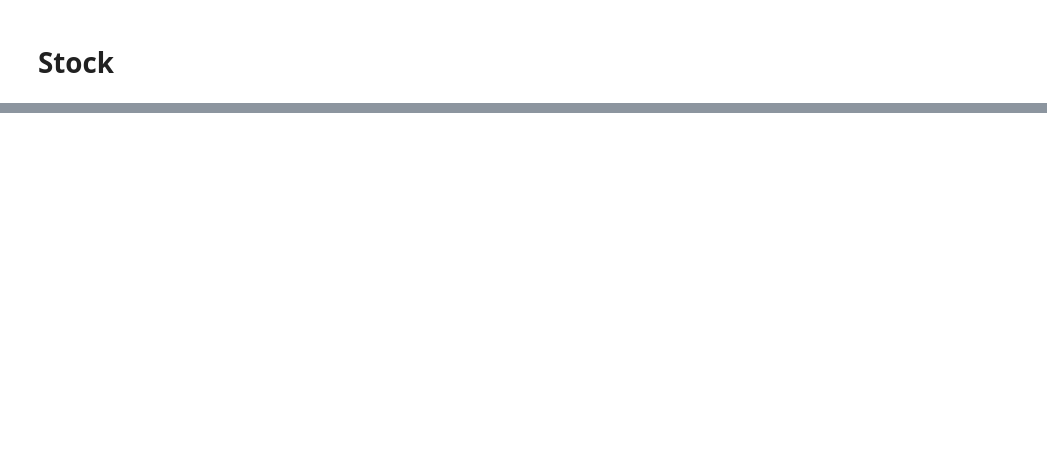
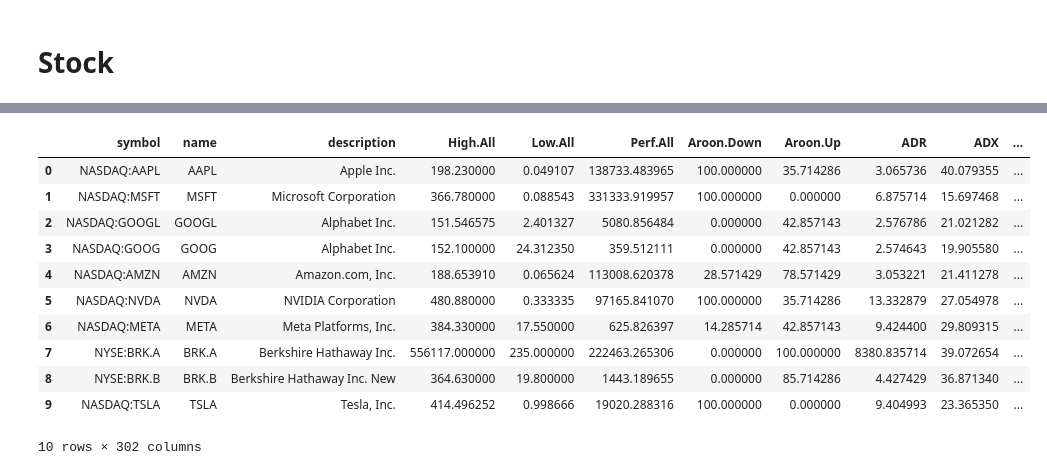
Before and after one commit to houseofai/tvscreener, a Jupyter notebook: notebooks/Stock.ipynb, the cells around one changed output, grey strips where cells are left out. Saved outputs shown, nothing was run; the diff lists cells and outputs as text; code cells hidden in the pictures; blank space fills up the shorter version.

```diff
--- a/notebooks/Stock.ipynb
+++ b/notebooks/Stock.ipynb
@@ -76,0 +144,6 @@ df.head(10)
+# %%
+ss = tvs.StockScreener()
+df = ss.get()
+# Set the technical columns along with the human-readable columns
+df.set_technical_columns()
+df.head(10)
@@ -76,0 +164,17 @@ df.head(10)
+# %%
+# Or just the technical column names
+df.set_technical_columns(only=True)
+df.head(10)
+# %% [output]
+|  | symbol | name | description | High.All | Low.All | Perf.All | Aroon.Down | Aroon.Up | ADR | ADX | ... |
+| 0 | NASDAQ:AAPL | AAPL | Apple Inc. | 198.230000 | 0.049107 | 138733.483965 | 100.000000 | 35.714286 | 3.065736 | 40.079355 | ... |
+| 1 | NASDAQ:MSFT | MSFT | Microsoft Corporation | 366.780000 | 0.088543 | 331333.919957 | 100.000000 | 0.000000 | 6.875714 | 15.697468 | ... |
+| 2 | NASDAQ:GOOGL | GOOGL | Alphabet Inc. | 151.546575 | 2.401327 | 5080.856484 | 0.000000 | 42.857143 | 2.576786 | 21.021282 | ... |
+| 3 | NASDAQ:GOOG | GOOG | Alphabet Inc. | 152.100000 | 24.312350 | 359.512111 | 0.000000 | 42.857143 | 2.574643 | 19.905580 | ... |
+| 4 | NASDAQ:AMZN | AMZN | Amazon.com, Inc. | 188.653910 | 0.065624 | 113008.620378 | 28.571429 | 78.571429 | 3.053221 | 21.411278 | ... |
+| 5 | NASDAQ:NVDA | NVDA | NVIDIA Corporation | 480.880000 | 0.333335 | 97165.841070 | 100.000000 | 35.714286 | 13.332879 | 27.054978 | ... |
+| 6 | NASDAQ:META | META | Meta Platforms, Inc. | 384.330000 | 17.550000 | 625.826397 | 14.285714 | 42.857143 | 9.424400 | 29.809315 | ... |
+| 7 | NYSE:BRK.A | BRK.A | Berkshire Hathaway Inc. | 556117.000000 | 235.000000 | 222463.265306 | 0.000000 | 100.000000 | 8380.835714 | 39.072654 | ... |
+| 8 | NYSE:BRK.B | BRK.B | Berkshire Hathaway Inc. New | 364.630000 | 19.800000 | 1443.189655 | 0.000000 | 85.714286 | 4.427429 | 36.871340 | ... |
+| 9 | NASDAQ:TSLA | TSLA | Tesla, Inc. | 414.496252 | 0.998666 | 19020.288316 | 100.000000 | 0.000000 | 9.404993 | 23.365350 | ... |
+10 rows × 302 columns
```
Also changed, not shown: parts of 27 cells of this notebook, 7 other files.
